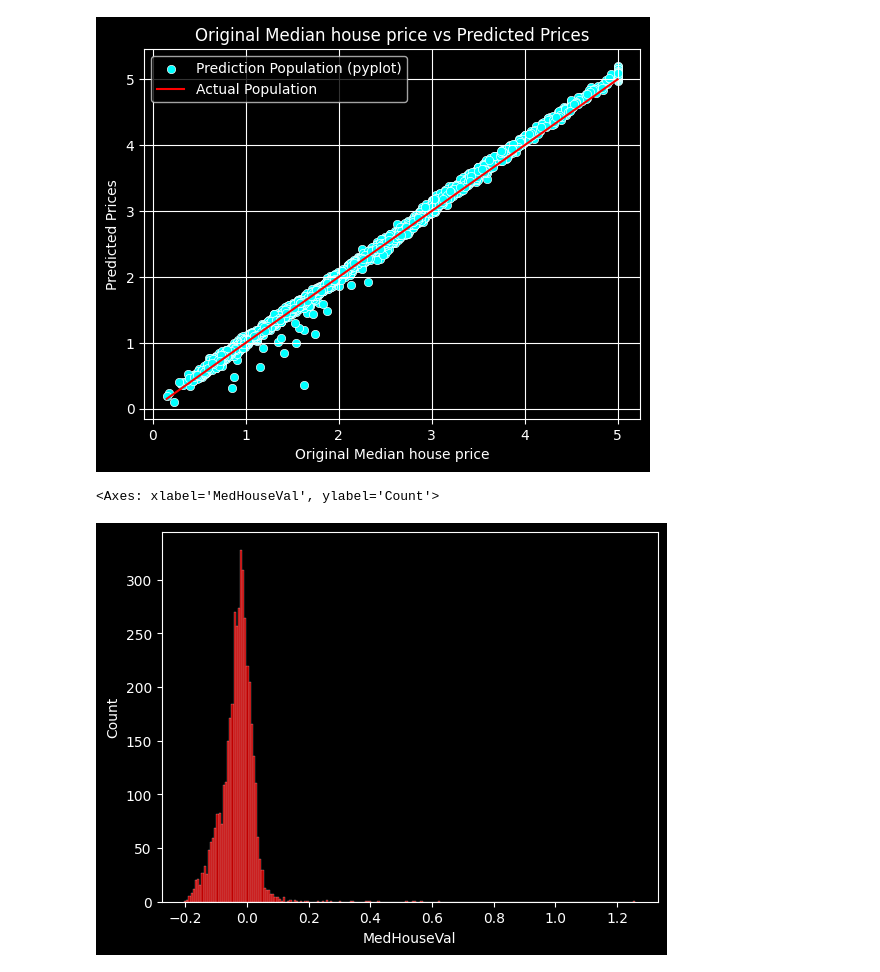
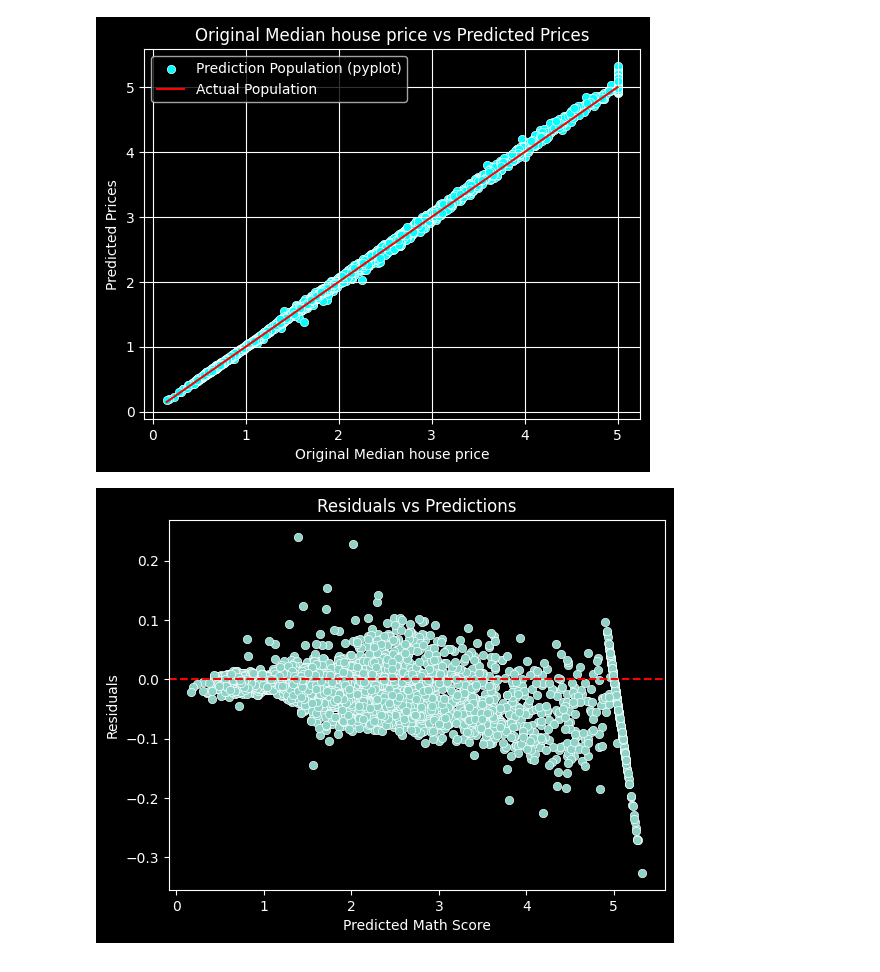
Before and after one commit to s178998/ML-House-Price-Prediction, a Jupyter notebook: House_median_value_Modedl.ipynb, the cells around one changed output. Saved outputs shown, nothing was run; the diff lists cells and outputs as text; code cells hidden in the pictures.

Commit message:
Perfect model update

```diff
--- a/House_median_value_Modedl.ipynb
+++ b/House_median_value_Modedl.ipynb
@@ -79,9 +79,7 @@ model = tf.keras.Sequential([
     tf.keras.layers.BatchNormalization(),# speeds up the process
     tf.keras.layers.Dropout(0.2),# Drops out when it starts to overfit
 
-    tf.keras.layers.Dense(64, activation='relu'),
-    tf.keras.layers.BatchNormalization(),# speeds up the process
-    tf.keras.layers.Dropout(rate=0.1),# Drops out when it starts to overfit
+
 
     tf.keras.layers.Dense(1)
 ])
@@ -112,7 +110,7 @@ early_stopper = EarlyStopping(patience=15, restore_best_weights=True)
 model.compile(optimizer='Adam', loss='mean_absolute_error')# Optimizer and loss initialization
 
 # Trained the model and named it history to call in later
-history = model.fit(x_train_processed, y_train, epochs=100, validation_split=0.2, batch_size=32, callbacks=[early_stopper])
+history = model.fit(x_train_processed, y_train, epochs=50, validation_split=0.2, batch_size=32, callbacks=[early_stopper])
 
 y_pred = model.predict(x_test_processed).flatten() # Prediction model through the x_test which are our values from the training of the x values
 
@@ -178,7 +176,16 @@ plt.legend()
 plt.show()
 
 residuals = y_test - y_pred
-sns.histplot(data=residuals, color='red')
+sns.scatterplot(x=y_pred, y=residuals)
+plt.axhline(0, linestyle='--', color='red')
+plt.title('Residuals vs Predictions')
+plt.xlabel('Predicted Math Score')
+plt.ylabel('Residuals')
+plt.show()
+
+
+
+
 
 # Model evaluation: My models are still being trained I'll update the metrics after
 # I get the best one but I do realize now why I was once told that said before that if a model is a 1 without cleaning
@@ -207,3 +214,2 @@ dtype: float64
-[figure, old version]
+[figure, new version]
-<Axes: xlabel='MedHouseVal', ylabel='Count'>
-[figure, old version]
+[figure, new version]
```
Also changed, not shown: parts of 1 cell of this notebook.
